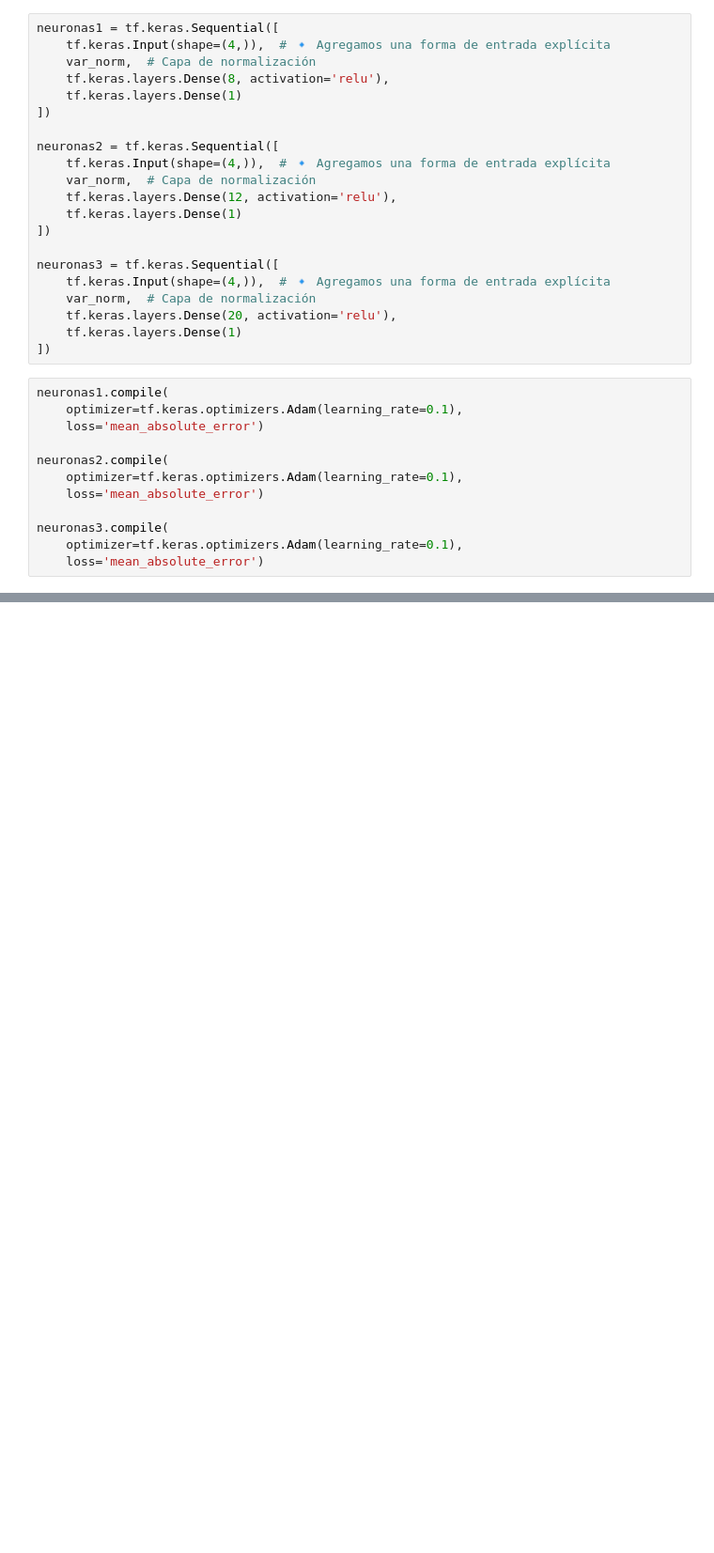
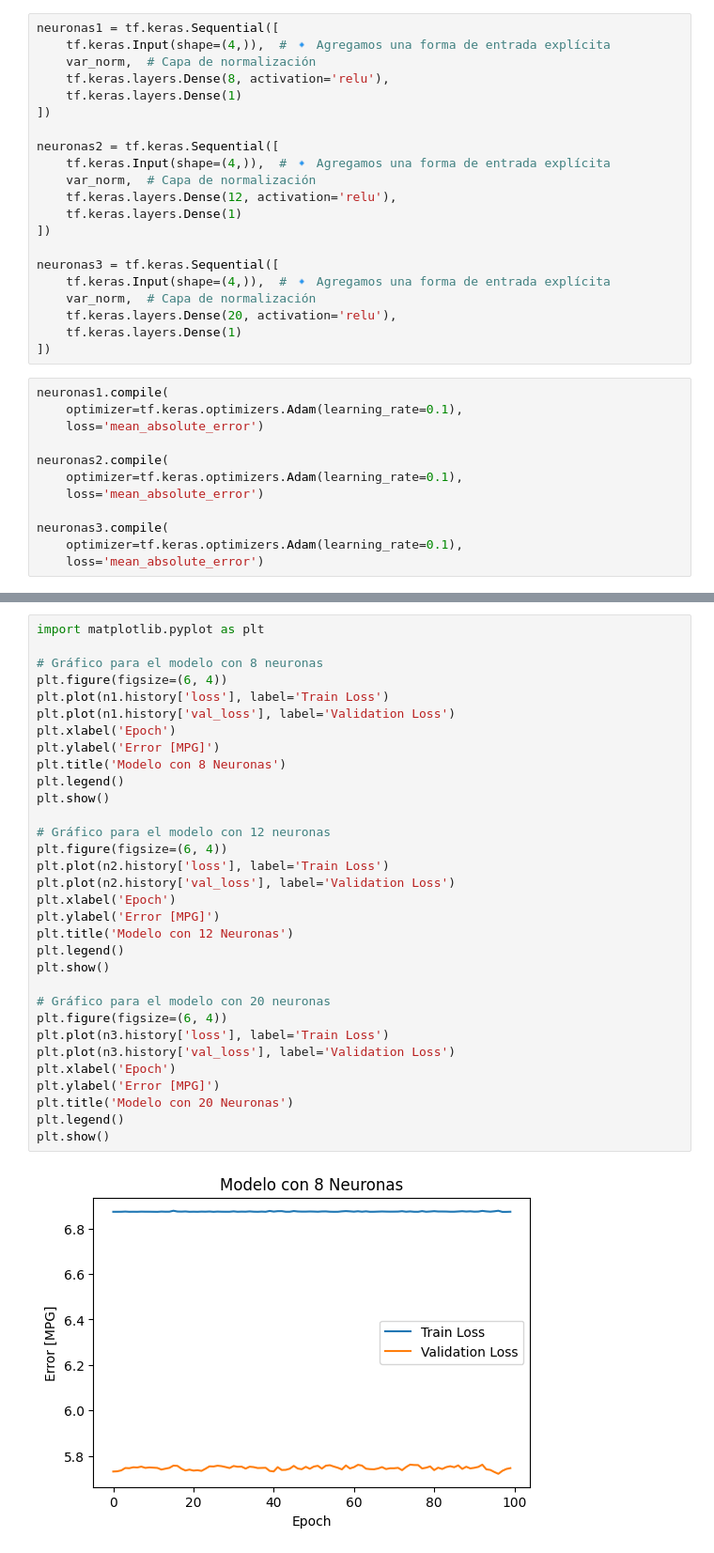
Before and after one commit to daniela-ey/Taller-5-Analitica, a Jupyter notebook: modelo.ipynb, the cells around one changed output, grey strips where cells are left out. Shown: that part at 94% size. Drawn from its saved outputs; the diff is of its cells as text; blank space fills up the shorter version.

```diff
--- a/modelo.ipynb
+++ b/modelo.ipynb
@@ -256,0 +302,34 @@ UsageError: Line magic function `%%time` not found.
+# %%
+import matplotlib.pyplot as plt
+
+# Gráfico para el modelo con 8 neuronas
+plt.figure(figsize=(6, 4))
+plt.plot(n1.history['loss'], label='Train Loss')
+plt.plot(n1.history['val_loss'], label='Validation Loss')
+plt.xlabel('Epoch')
+plt.ylabel('Error [MPG]')
+plt.title('Modelo con 8 Neuronas')
+plt.legend()
+plt.show()
+
+# Gráfico para el modelo con 12 neuronas
+plt.figure(figsize=(6, 4))
+plt.plot(n2.history['loss'], label='Train Loss')
+plt.plot(n2.history['val_loss'], label='Validation Loss')
+plt.xlabel('Epoch')
+plt.ylabel('Error [MPG]')
+plt.title('Modelo con 12 Neuronas')
+plt.legend()
+plt.show()
+
+# Gráfico para el modelo con 20 neuronas
+plt.figure(figsize=(6, 4))
+plt.plot(n3.history['loss'], label='Train Loss')
+plt.plot(n3.history['val_loss'], label='Validation Loss')
+plt.xlabel('Epoch')
+plt.ylabel('Error [MPG]')
+plt.title('Modelo con 20 Neuronas')
+plt.legend()
+plt.show()
+# %% [output]
+[figure, added]
```
Also changed, not shown: parts of 13 cells of this notebook.
